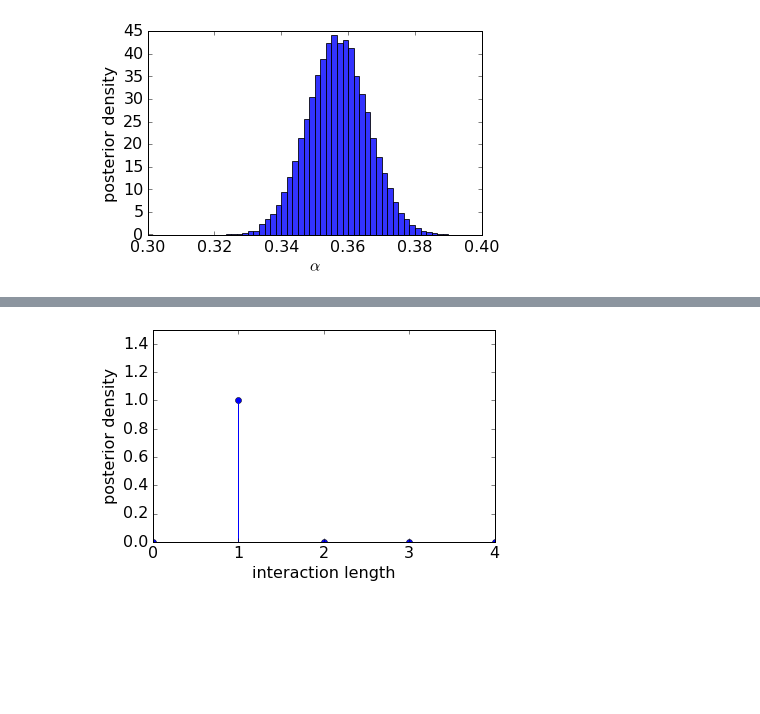
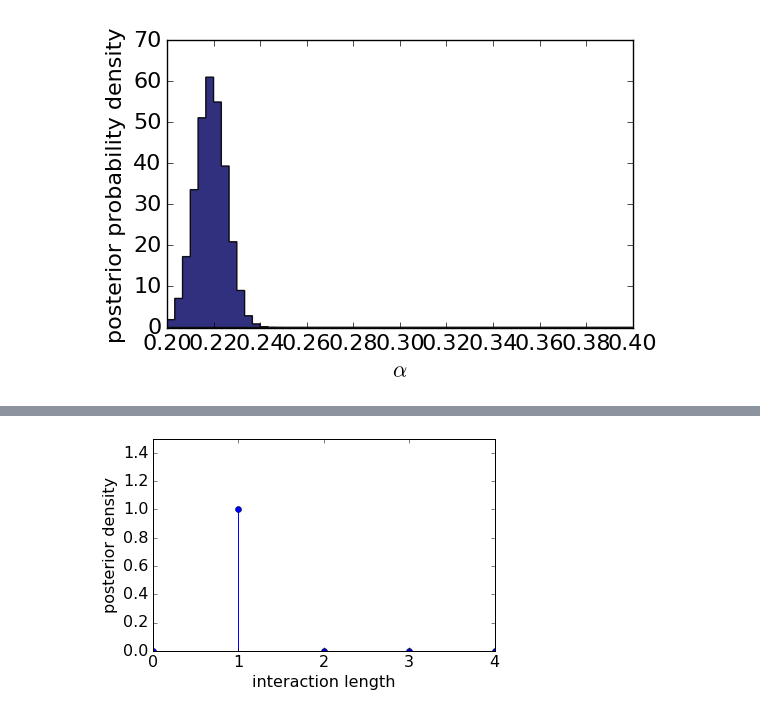
Before and after one commit to ctorney/dolphinUnion, a Jupyter notebook: analysis/movement/model_selection/histPlotsNB.ipynb, the cells around one changed output, grey strips where cells are left out. Drawn from its saved outputs; the diff is of its cells as text; code cells hidden in the pictures; blank space fills up the shorter version.

```diff
--- a/analysis/movement/model_selection/histPlotsNB.ipynb
+++ b/analysis/movement/model_selection/histPlotsNB.ipynb
@@ -64,79 +656,89 @@ beta 95% CI : 0.149787895452,0.165069796245
 # %%
-rho_m=np.load('mc_data/cm_rho_s.npy')
-alpha=np.load('mc_data/cm_alpha.npy')
-beta=np.load('mc_data/cm_beta.npy')
+rho_s=np.load('mc_data/nm_rho_s.npy')
+alpha=np.load('mc_data/nm_alpha.npy')
+betap=np.load('mc_data/nm_beta.npy')
 
-ia = np.load('mc_data/cm_ia.npy')
-il = np.load('mc_data/cm_il.npy')
-ig = np.load('mc_data/cm_ig.npy')
+beta = (1-alpha)*betap
+gamma = (1-alpha)*(1-betap)
+
+ia = 2*np.load('mc_data/nm_ia.npy')
+il = np.load('mc_data/nm_il.npy')
+ig = np.load('mc_data/nm_ig.npy')
 
 
-plt.hist(rho_m,normed=True,range=[0.930,0.945],bins=60,alpha=0.8)
+
+plt.hist(rho_s,normed=True,range=[0.930,0.945],bins=60,histtype='stepfilled',color='midnightblue',alpha=0.9)
 #plt.fill_between(X_plot,np.zeros_like(X_plot), log_dens,alpha=0.4)#, fc='#AAAAFF')
 
 plt.xlim(0.930,0.945)
 plt.xlabel(r'$\rho$')
-plt.ylabel('posterior density')
+plt.ylabel('posterior probability density')
 plt.xticks(np.arange(0.930, 0.946,0.005))
 plt.tight_layout()
-plt.savefig('cm_rho.png',dpi=300)
+plt.savefig('nm_rho.png',dpi=300)
 plt.show()
 
-plt.hist(beta,normed=True,range=[0.12,0.19],bins=60,alpha=0.8)
-plt.xlim(0.12, 0.19)
+plt.hist(beta,normed=True,range=[0.05,0.15],bins=60,histtype='stepfilled',color='midnightblue',alpha=0.9)
+plt.xlim(0.05,0.15)
 plt.xlabel(r'$\beta$')
-plt.ylabel('posterior density')
-plt.xticks(np.arange(0.12, 0.191,0.01))
+plt.ylabel('posterior probability density')
+plt.xticks(np.arange(0.05,0.151,0.01))
 plt.tight_layout()
-plt.savefig('cm_beta.png',dpi=300)
+plt.savefig('nm_beta.png',dpi=300)
 plt.show()
 
-plt.hist(alpha,normed=True,range=[0.3,0.4],bins=60,alpha=0.8)
-plt.xlim(0.3, 0.4)
+plt.hist(alpha,normed=True,range=[0.2,0.4],bins=60,histtype='stepfilled',color='midnightblue',alpha=0.9)
+plt.xlim(0.2, 0.4)
 plt.xlabel(r'$\alpha$')
-plt.ylabel('posterior density')
-plt.xticks(np.arange(0.3, 0.41,0.02))
+plt.ylabel('posterior probability density')
+plt.xticks(np.arange(0.2, 0.41,0.02))
 plt.tight_layout()
-plt.savefig('cm_alpha.png',dpi=300)
+plt.savefig('nm_alpha.png',dpi=300)
 plt.show()
 
 
-plt.hist(il,normed=True,range=[10,10.5],bins=60,alpha=0.8)
-plt.xlim(10, 10.5)
+vc = np.bincount(il,minlength=5)
+vc = vc/sum(vc)
+xax = np.arange(len(vc))
+plt.stem(xax,vc, linefmt='b-', markerfmt='bo', basefmt='r-')
+plt.xlim(0,4)
+plt.ylim(0,1.5)
 plt.xlabel('interaction length')
-plt.ylabel('posterior density')
-plt.xticks(np.arange(10, 10.51,0.1))
+plt.ylabel('posterior probability mass')
+plt.xticks(np.arange(0,4.1,1))
 plt.tight_layout()
-plt.savefig('cm_il.png',dpi=300)
+plt.savefig('nm_il.png',dpi=300)
 plt.show()
 
 
 
-
-
-plt.hist(ia,normed=True,range=[0.24,0.26],bins=60,alpha=0.8)
-plt.xlim(0.24, 0.26)
+plt.hist(ia,normed=True,range=[0.52,0.58],bins=60,histtype='stepfilled',color='midnightblue',alpha=0.9)
+plt.xlim(0.52,0.58)
 plt.xlabel('interaction angle')
-plt.ylabel('posterior density')
-plt.xticks(np.arange(0.24, 0.261,0.01))
+plt.ylabel('posterior probability density')
+plt.xticks(np.arange(0.52,0.581,0.01))
 plt.tight_layout()
-plt.savefig('cm_ia.png',dpi=300)
+plt.savefig('nm_ia.png',dpi=300)
 plt.show()
 
 
 
-plt.hist(ig,normed=True,range=[0.9,1.75],bins=60,alpha=0.8)
+plt.hist(ig,normed=True,range=[0.9,1.75],bins=60,histtype='stepfilled',color='midnightblue',alpha=0.9)
 plt.xlim(0.9,1.75)
 plt.xlabel('minimum interaction range')
-plt.ylabel('posterior density')
+plt.ylabel('posterior probability density')
 plt.xticks(np.arange(0.9, 1.75,0.25))
 plt.tight_layout()
-plt.savefig('cm_ig.png',dpi=300)
+plt.savefig('nm_ig.png',dpi=300)
 plt.show()
 
 
-print('rho_m mean: ' + str(np.mean(rho_m)) + ' sd: ' + str(np.std(rho_m)))
-print('rho_m 95% CI : ' + str(np.percentile(rho_m,2.5)) + ',' + str(np.percentile(rho_m,97.5)))
+
+print('rho_s mean: ' + str(np.mean(rho_s)) + ' sd: ' + str(np.std(rho_s)))
+print('rho_s 95% CI : ' + str(np.percentile(rho_s,2.5)) + ',' + str(np.percentile(rho_s,97.5)))
+
+print('gamma mean: ' + str(np.mean(gamma)) + ' sd: ' + str(np.std(gamma)))
+print('gamma 95% CI : ' + str(np.percentile(gamma,2.5)) + ',' + str(np.percentile(gamma,97.5)))
 
 print('beta mean: ' + str(np.mean(beta)) + ' sd: ' + str(np.std(beta)))
 print('beta 95% CI : ' + str(np.percentile(beta,2.5)) + ',' + str(np.percentile(beta,97.5)))
@@ -158 +760 @@ print('ignore 95% CI : ' + str(np.percentile(ig,2.5)) + ',' + str(np.percentile(
-[figure, old version]
+[figure, new version]
```
Also changed, not shown: parts of 12 cells of this notebook, 1 other file.
